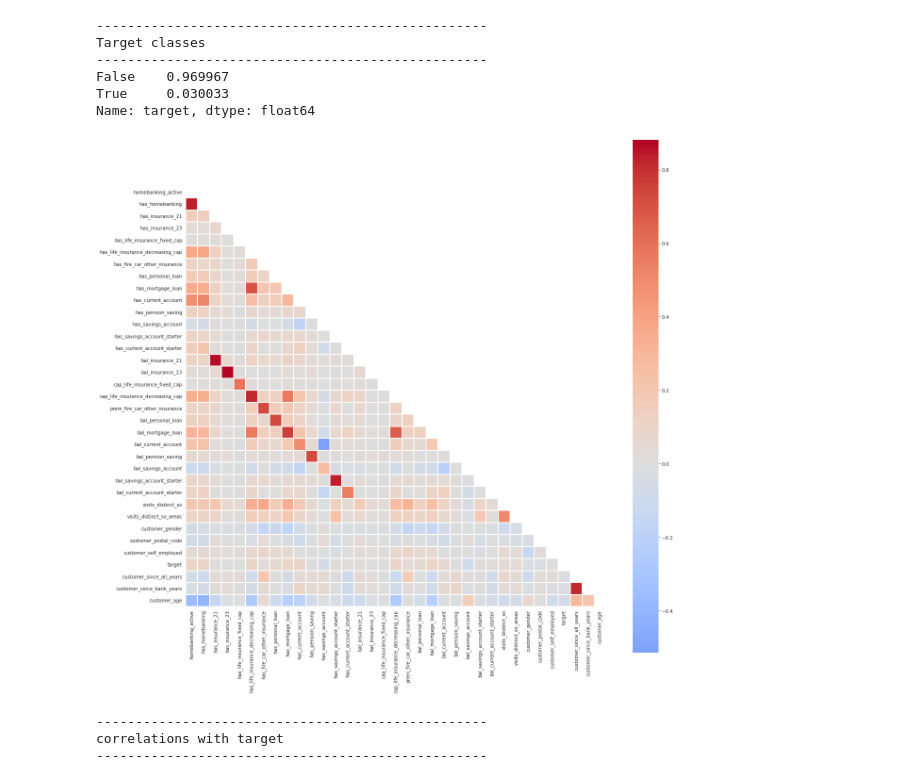
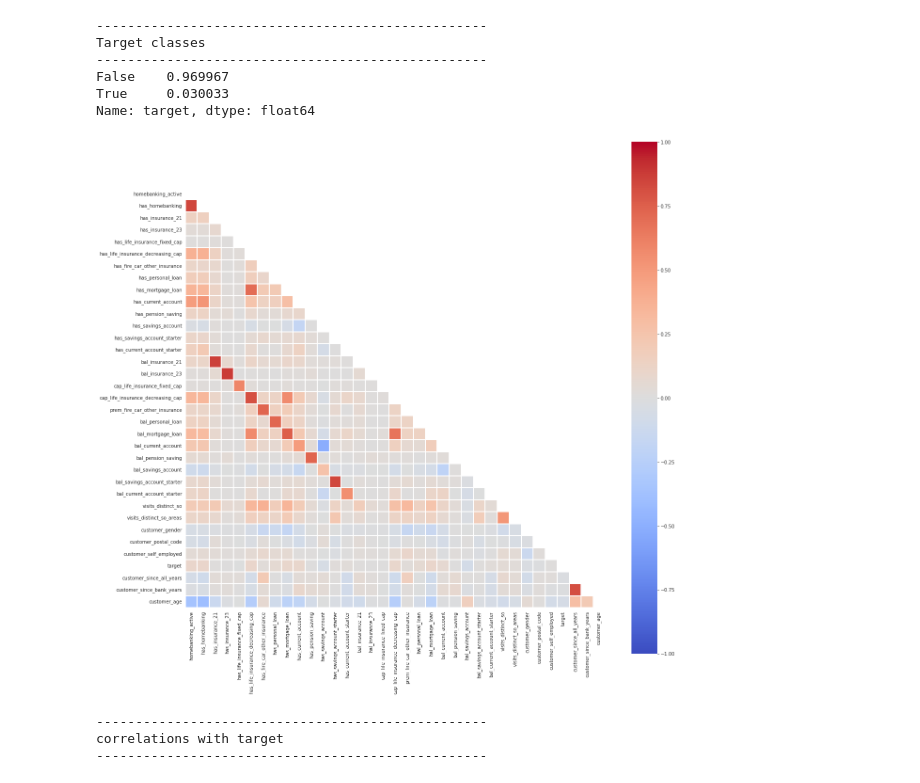
Before and after one commit to DPintacasi/BA1_Churn, a Jupyter notebook: notebooks/eda/explore.ipynb, the cells around one changed output. Saved outputs shown, nothing was run; the diff lists cells and outputs as text; code cells hidden in the pictures.

```diff
--- a/notebooks/eda/explore.ipynb
+++ b/notebooks/eda/explore.ipynb
@@ -8,7 +8,7 @@ import seaborn as sns
 import datetime as dt
 sns.set_palette("pastel")
 # %%
-data = pd.read_csv('../data/train_month_3_with_target.csv',parse_dates = [29,30,32])
+data = pd.read_csv('../../data/train_month_3_with_target.csv',parse_dates = [29,30,32])
 print(f'Rows: {data.client_id.count()}')
 print(f'Columns: {data.columns.size}')
 print(data.info())
@@ -138,19 +165,21 @@ data['customer_age'] = (2018-data.customer_birth_date.dt.year)
 # %%
 corrs = data.corr()
 mask = np.zeros_like(corrs)
 mask[np.triu_indices_from(mask)] = True
 with sns.axes_style("white"):
     f, ax = plt.subplots(figsize=(20, 20))
     ax = sns.heatmap(corrs
                      , mask=mask
                      , square=True
+                     , vmin = -1
+                     , vmax = 1
                      , center = 0
                      , cmap="coolwarm"
                      , linewidth = 0.1
 #                      , robust = True
                     )
 # %% [output]
-[figure, old version]
+[figure, new version]
 # %%
 print("-"*50)
 print('correlations with target')
```
Also changed, not shown: parts of 2 cells of this notebook, 3 other files.
